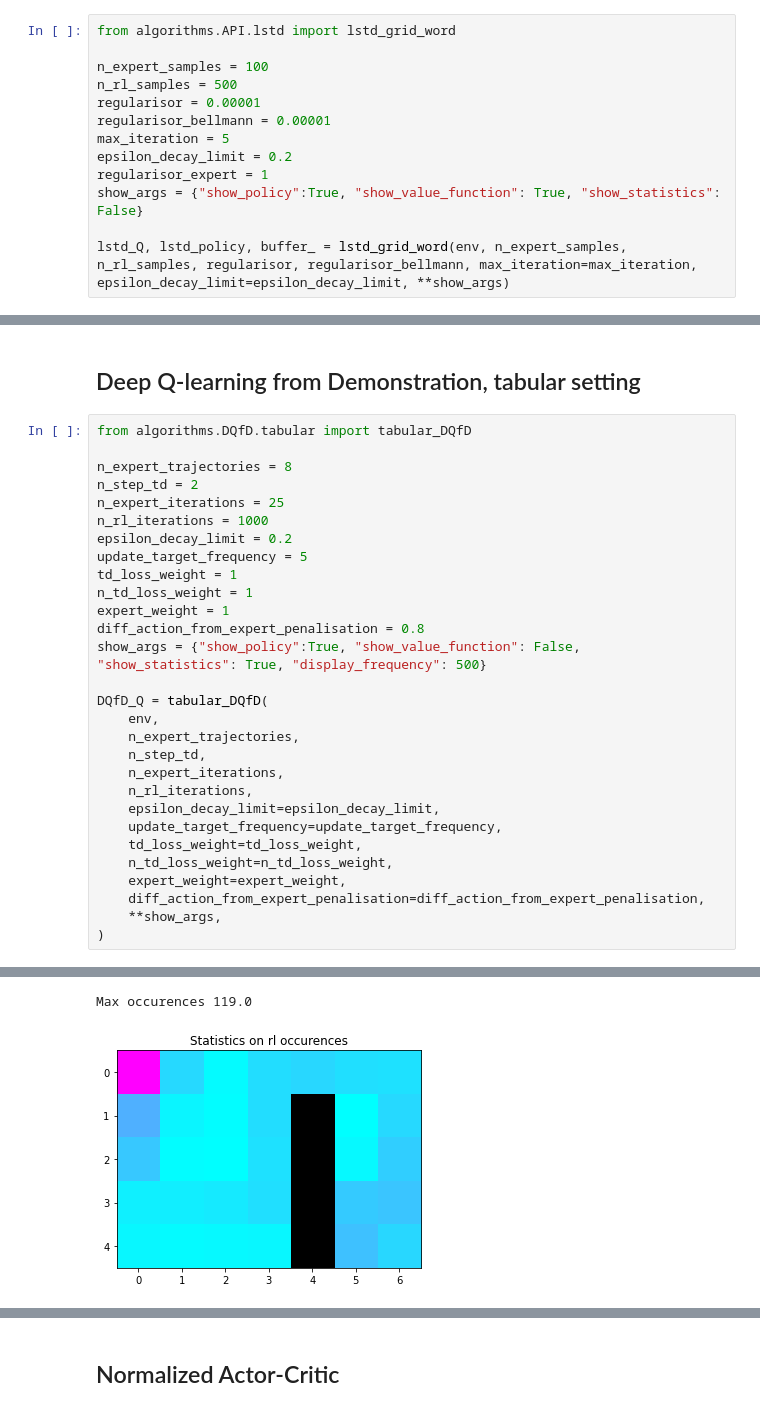
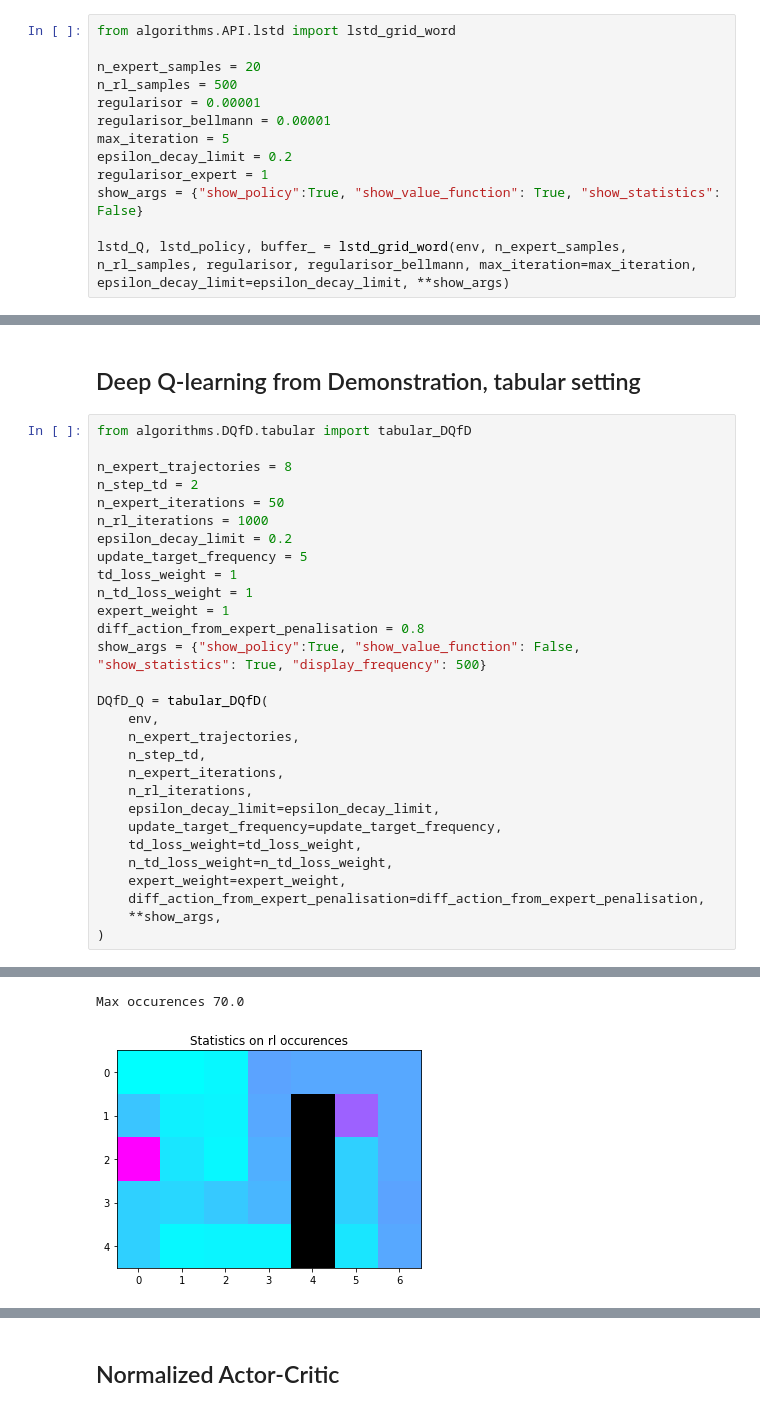
Before and after one commit to theovincent/ReinforcementLearningWithDemonstration, a Jupyter notebook: simulators/grid_world/simulate_algorithms.ipynb, the cells around one changed output, grey strips where cells are left out. Saved outputs shown, nothing was run; the diff lists cells and outputs as text.

```diff
--- a/simulators/grid_world/simulate_algorithms.ipynb
+++ b/simulators/grid_world/simulate_algorithms.ipynb
@@ -39,7 +39,7 @@ env = divide_reward_by(env, 10)
 # %%
 from algorithms.API.lstd import lstd_grid_word
 
-n_expert_samples = 100
+n_expert_samples = 20
 n_rl_samples = 500
 regularisor = 0.00001
 regularisor_bellmann = 0.00001
@@ -87,7 +87,7 @@ from algorithms.DQfD.tabular import tabular_DQfD
 
 n_expert_trajectories = 8
 n_step_td = 2
-n_expert_iterations = 25
+n_expert_iterations = 50
 n_rl_iterations = 1000
 epsilon_decay_limit = 0.2
 update_target_frequency = 5
@@ -119,2 +119,2 @@ Beginning of rl phase
-Max occurences 119.0
+Max occurences 70.0
-[figure, old version]
+[figure, new version]
```
Also changed, not shown: parts of 5 cells of this notebook, 7 other files.
